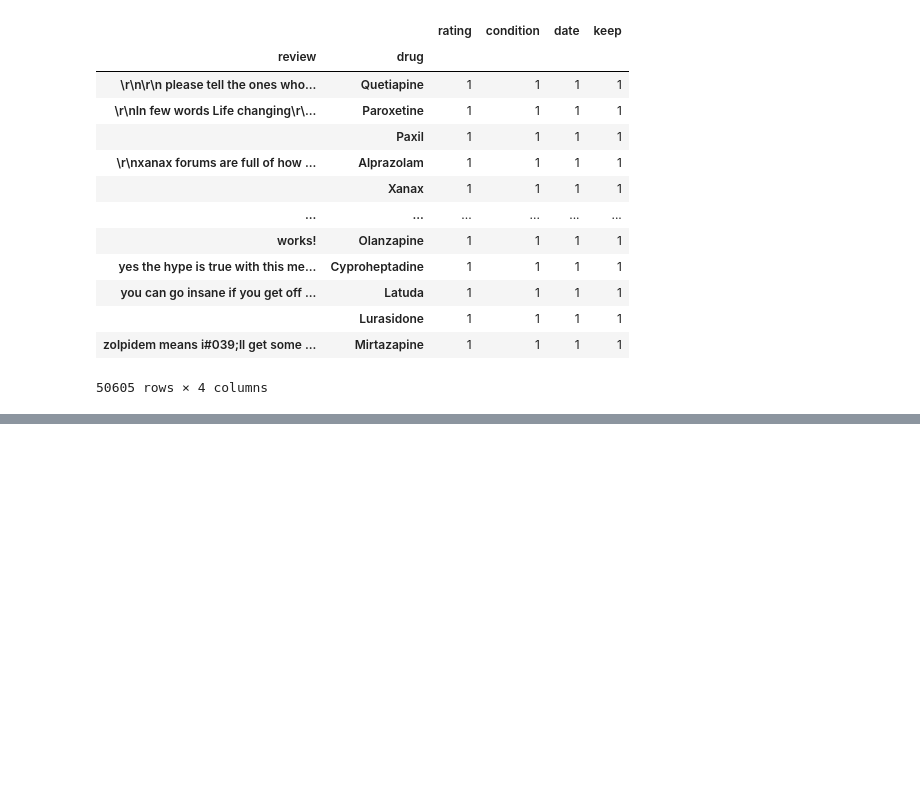
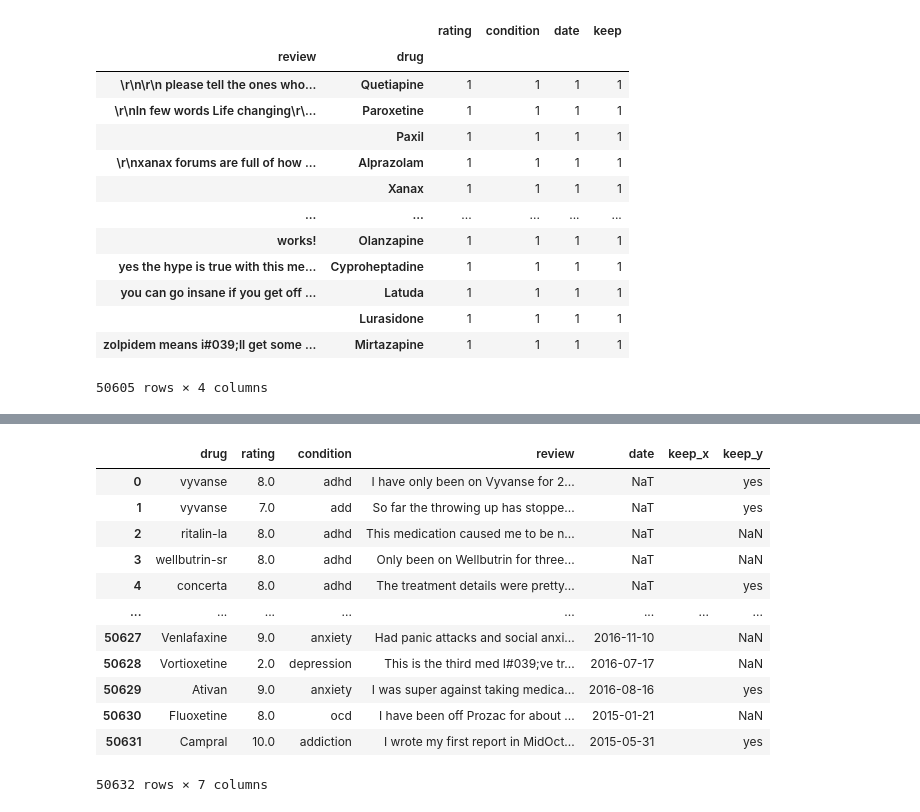
Before and after one commit to fractaldatalearning/psychedelic_efficacy, a Jupyter notebook: notebooks/3-kl-studies-early-eda-parse.ipynb, the cells around one changed output, grey strips where cells are left out. Saved outputs shown, nothing was run; the diff lists cells and outputs as text; code cells hidden in the pictures; blank space fills up the shorter version.

```diff
--- a/notebooks/2-kl-studies-early-eda-parse.ipynb
+++ b/notebooks/3-kl-studies-early-eda-parse.ipynb
@@ -836,0 +832,5 @@ grouped_to_keep
+# %%
+# The drug name is in the review narrative.
+# Isolate just the rows to keep
+grouped_to_keep = pd.MultiIndex.to_frame(grouped_df.index[grouped_df_indices_to_keep])
+grouped_to_keep.head()
@@ -836,0 +845,3 @@ grouped_to_keep
+# %%
+grouped_to_keep = grouped_to_keep.reset_index(drop=True)
+grouped_to_keep
@@ -836,0 +862,5 @@ grouped_to_keep
+# %%
+# This is the correct number of rows for reviews that contain the drug name
+# Add the keep row so that this df can be merged with the original long_df
+grouped_to_keep['keep'] = 'yes'
+grouped_to_keep.head()
@@ -836,0 +874,17 @@ grouped_to_keep
+# %%
+long_df = long_df.merge(right=grouped_to_keep, how='left', on=['review', 'drug'])
+long_df
+# %% [output]
+|  | drug | rating | condition | review | date | keep_x | keep_y |
+| 0 | vyvanse | 8.0 | adhd | I have only been on Vyvanse for 2... | NaT |  | yes |
+| 1 | vyvanse | 7.0 | add | So far the throwing up has stoppe... | NaT |  | yes |
+| 2 | ritalin-la | 8.0 | adhd | This medication caused me to be n... | NaT |  | NaN |
+| 3 | wellbutrin-sr | 8.0 | adhd | Only been on Wellbutrin for three... | NaT |  | NaN |
+| 4 | concerta | 8.0 | adhd | The treatment details were pretty... | NaT |  | yes |
+| ... | ... | ... | ... | ... | ... | ... | ... |
+| 50627 | Venlafaxine | 9.0 | anxiety | Had panic attacks and social anxi... | 2016-11-10 |  | NaN |
+| 50628 | Vortioxetine | 2.0 | depression | This is the third med I#039;ve tr... | 2016-07-17 |  | NaN |
+| 50629 | Ativan | 9.0 | anxiety | I was super against taking medica... | 2016-08-16 |  | yes |
+| 50630 | Fluoxetine | 8.0 | ocd | I have been off Prozac for about ... | 2015-01-21 |  | NaN |
+| 50631 | Campral | 10.0 | addiction | I wrote my first report in MidOct... | 2015-05-31 |  | yes |
+50632 rows × 7 columns
```
Also changed, not shown: parts of 78 cells of this notebook, 2 other files.
